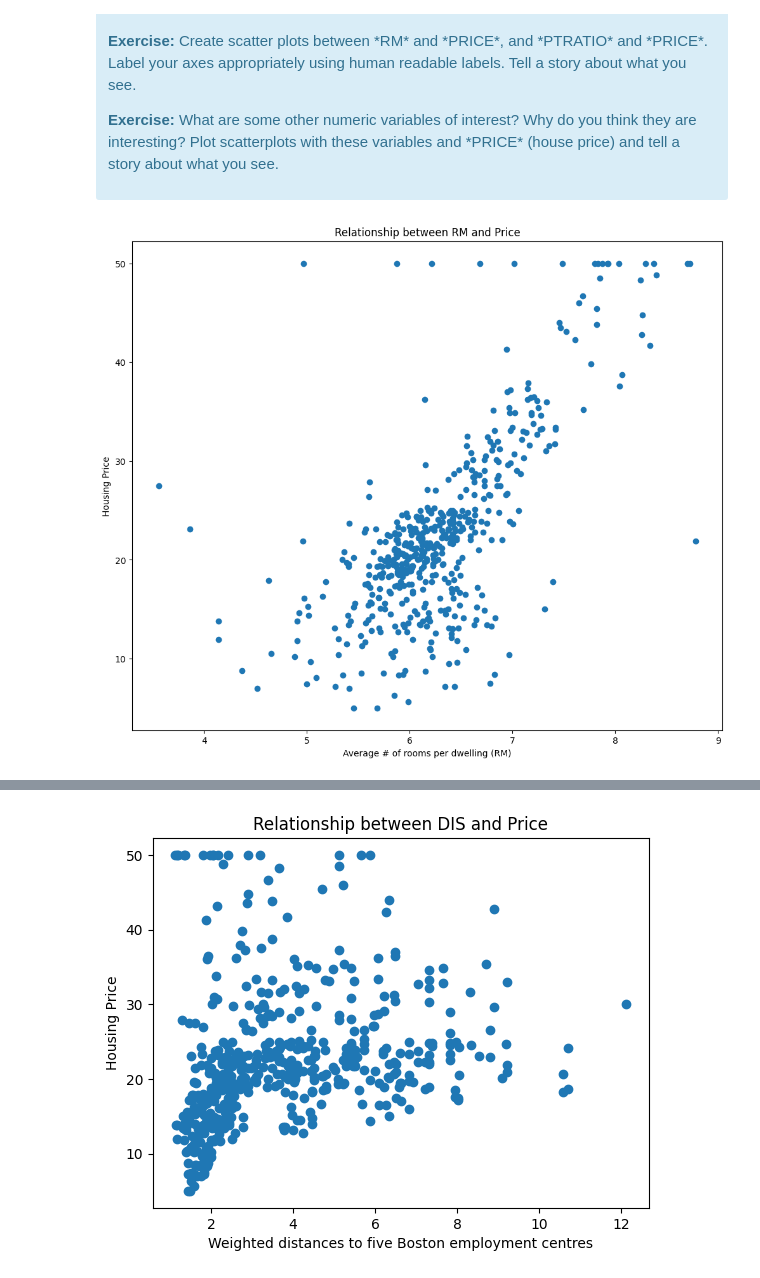
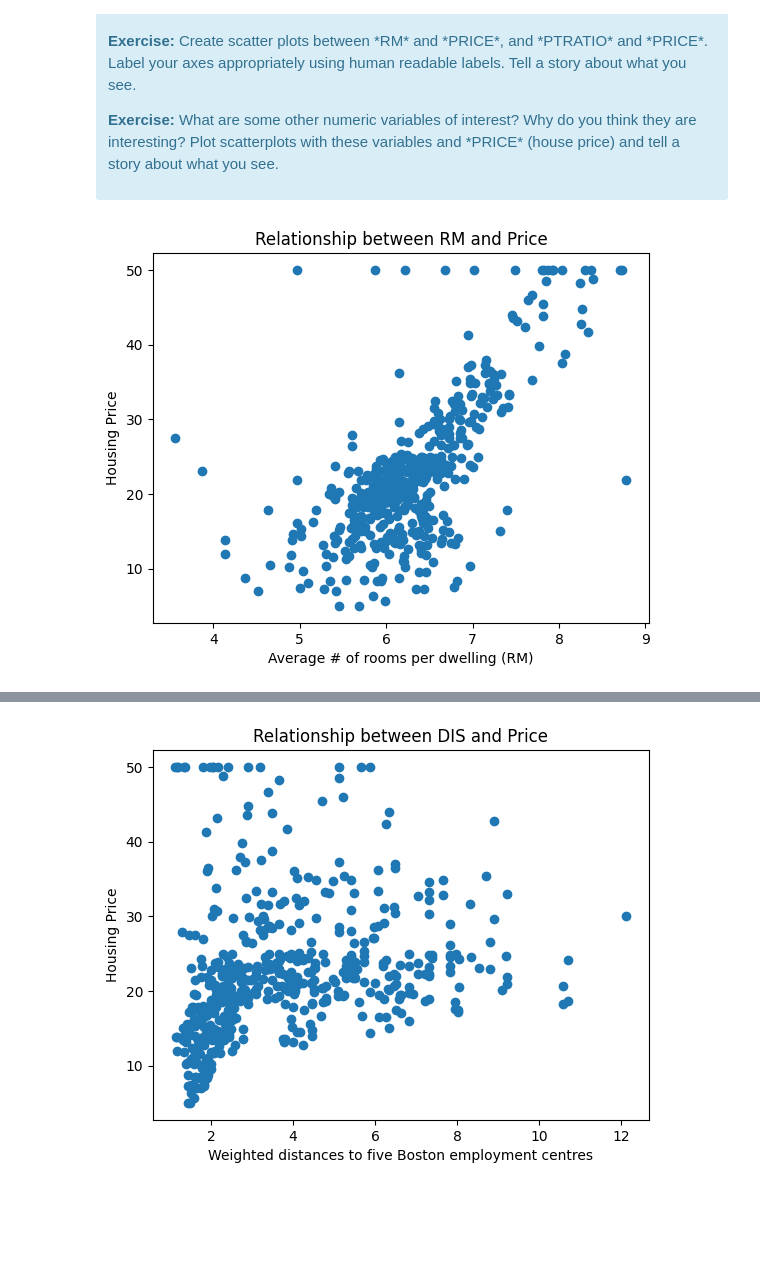
Before and after one commit to axa99/mec-mini-projects, a Jupyter notebook: mec-11.4.1-linear-regression-mini-project/Mini_Project_Linear_Regression.ipynb, the cells around one changed output, grey strips where cells are left out. Drawn from its saved outputs; the diff is of its cells as text; code cells hidden in the pictures; blank space fills up the shorter version.

```diff
--- a/mec-11.4.1-linear-regression-mini-project/Mini_Project_Linear_Regression.ipynb
+++ b/mec-11.4.1-linear-regression-mini-project/Mini_Project_Linear_Regression.ipynb
@@ -307,14 +307,14 @@ Text(0.5, 1.0, 'Relationship between CRIM and Price')
 #   The data point at CRIM > 80 could be a possible outlier
 # %%
 # your turn: scatter plot between *RM* and *PRICE*
-figure(figsize=(12, 10))
+
 
 plt.scatter(bos.RM, bos.PRICE)
 plt.xlabel("Average # of rooms per dwelling (RM)")
 plt.ylabel("Housing Price")
 plt.title("Relationship between RM and Price");
 # %% [output]
-[figure, old version]
+[figure, new version]
 # %%
 # your turn: scatter plot between *PTRATIO* and *PRICE*
 
```
Also changed, not shown: parts of 7 cells of this notebook.
